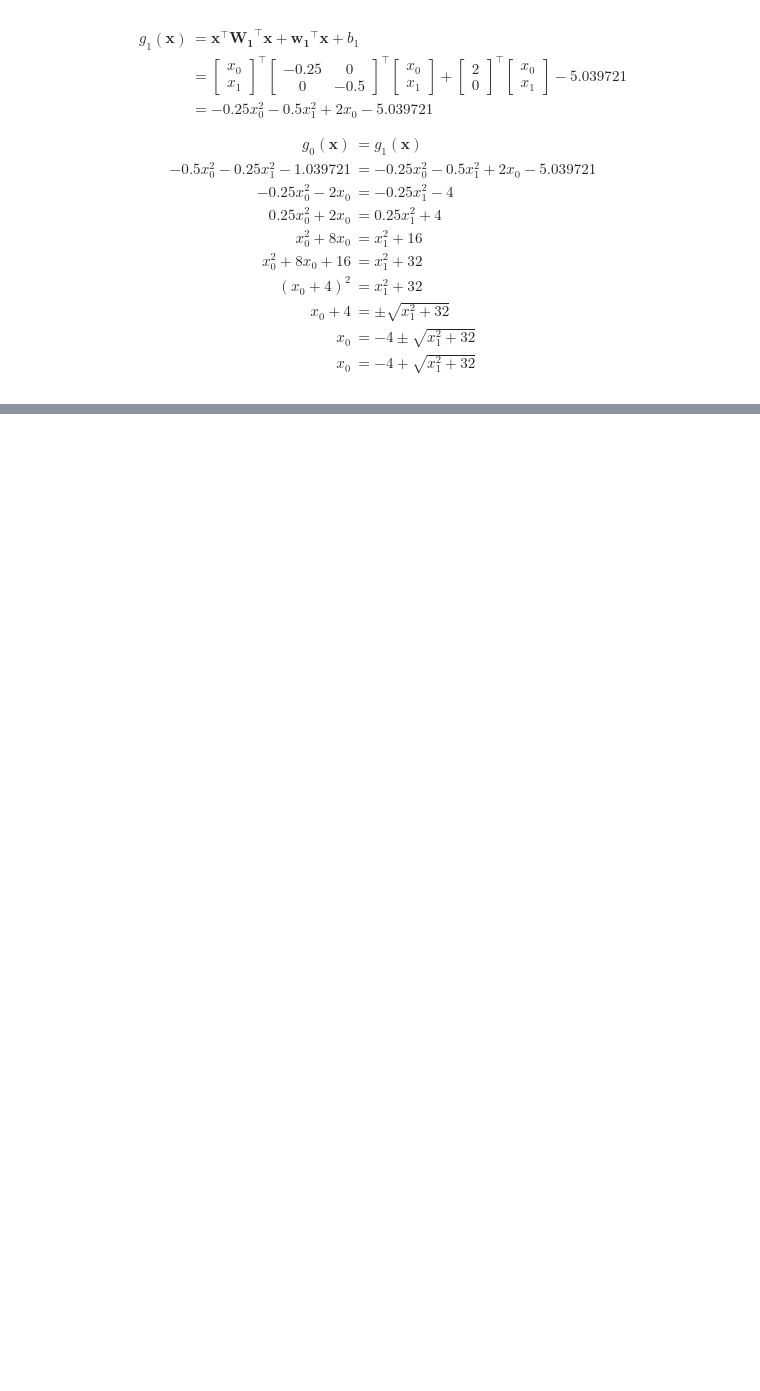
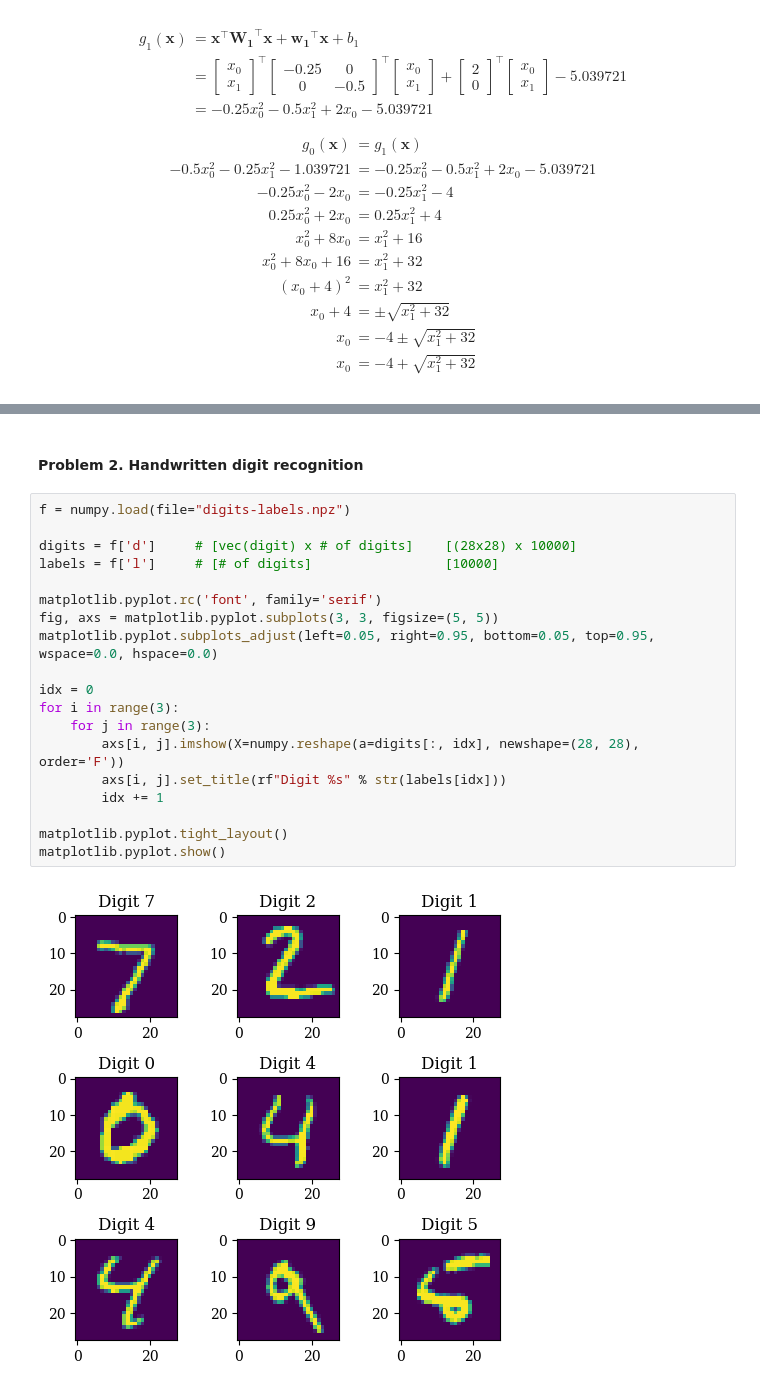
Before and after one commit to hongbozheng/machine-learning-signal-processing, a Jupyter notebook: problem_set_3/Untitled.ipynb, the cells around one changed output, grey strips where cells are left out. Drawn from its saved outputs; the diff is of its cells as text; blank space fills up the shorter version.

Commit message:
almost finish problem 2

```diff
--- a/problem_set_3/Untitled.ipynb
+++ b/problem_set_3/Untitled.ipynb
@@ -409,0 +445,23 @@ plt_decision_boundary(
+# %% [markdown]
+#### Problem 2. Handwritten digit recognition
+# %%
+f = numpy.load(file="digits-labels.npz")
+
+digits = f['d']     # [vec(digit) x # of digits]    [(28x28) x 10000]
+labels = f['l']     # [# of digits]                 [10000]
+
+matplotlib.pyplot.rc('font', family='serif')
+fig, axs = matplotlib.pyplot.subplots(3, 3, figsize=(5, 5))
+matplotlib.pyplot.subplots_adjust(left=0.05, right=0.95, bottom=0.05, top=0.95, wspace=0.0, hspace=0.0)
+
+idx = 0
+for i in range(3):
+    for j in range(3):
+        axs[i, j].imshow(X=numpy.reshape(a=digits[:, idx], newshape=(28, 28), order='F'))
+        axs[i, j].set_title(rf"Digit %s" % str(labels[idx]))
+        idx += 1
+
+matplotlib.pyplot.tight_layout()
+matplotlib.pyplot.show()
+# %% [output]
+[figure, added]
```
Also changed, not shown: parts of 8 cells of this notebook.
